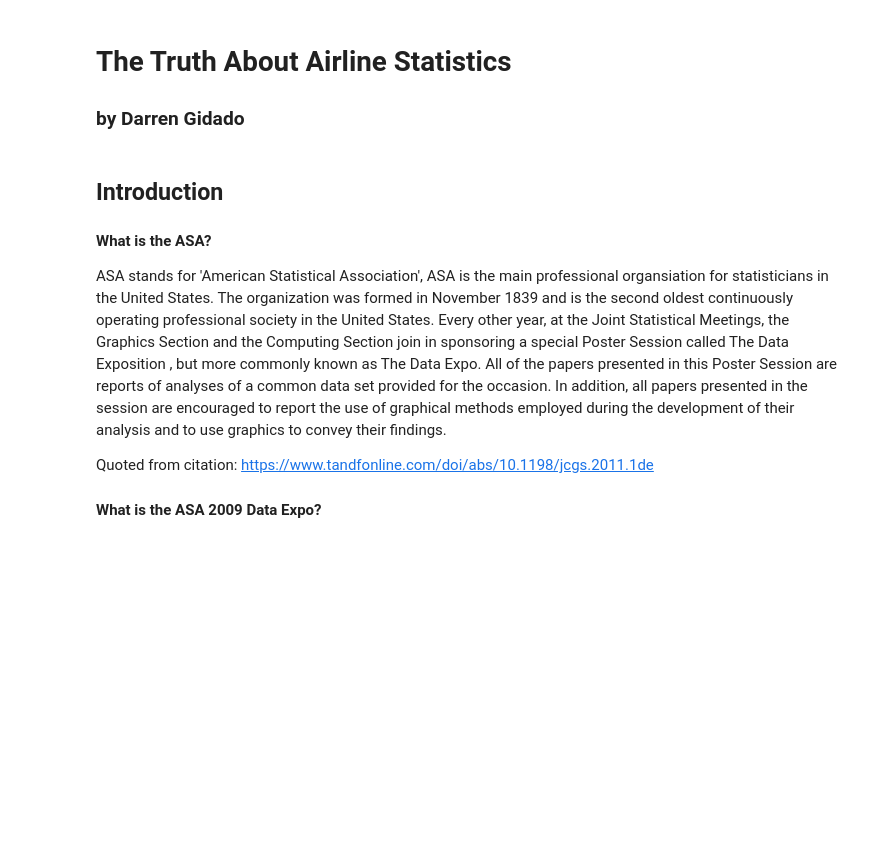
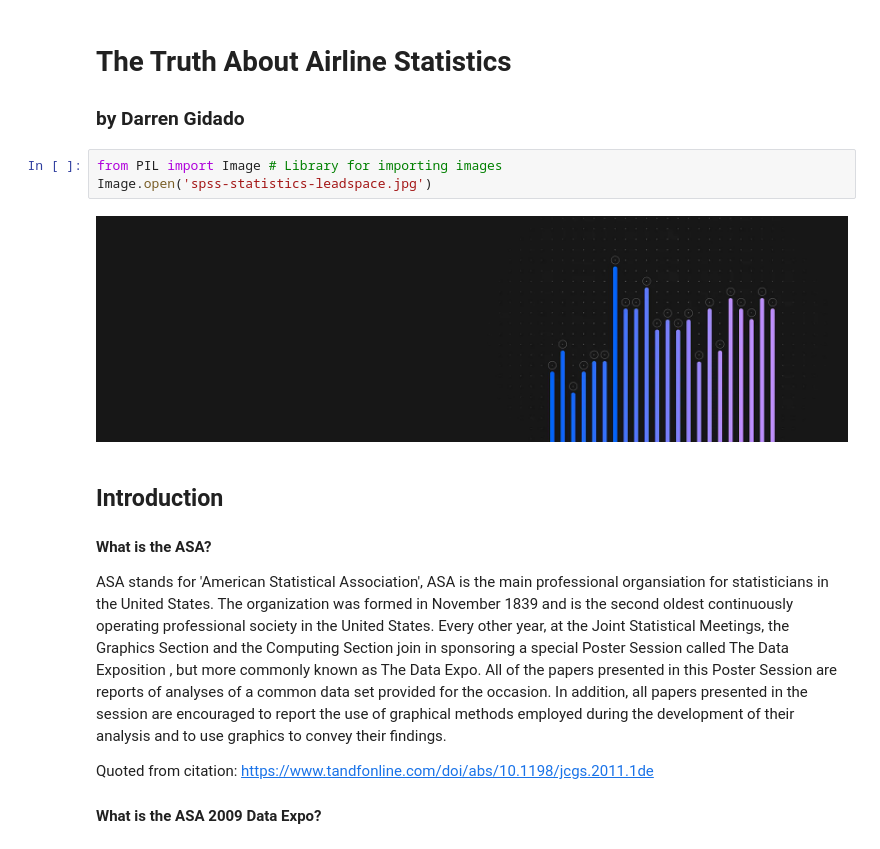
Before and after one commit to ags911/udacity-dand, a Jupyter notebook: Project 4 - Communicate Data Findings/README.ipynb, the cells around one changed output. Drawn from its saved outputs; the diff is of its cells as text; blank space fills up the shorter version.

```diff
--- a/Project 4 - Communicate Data Findings/README.ipynb
+++ b/Project 4 - Communicate Data Findings/README.ipynb
@@ -1,6 +1,11 @@
 # %% [markdown]
 # The Truth About Airline Statistics
 ### by Darren Gidado
+# %%
+from PIL import Image # Library for importing images
+Image.open('spss-statistics-leadspace.jpg')
+# %% [output]
+[figure, added]
 # %% [markdown]
 <a id='intro'></a>
 ## Introduction
```
Also changed, not shown: 3 other files.
